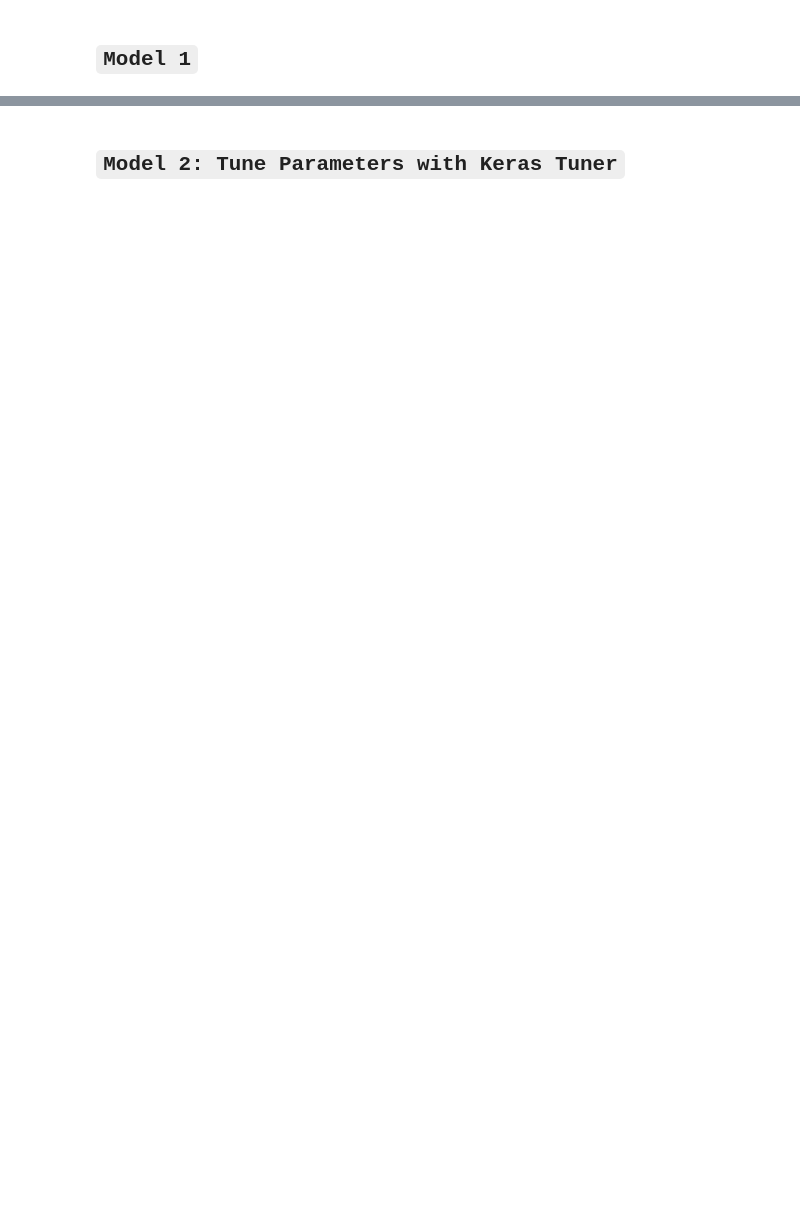
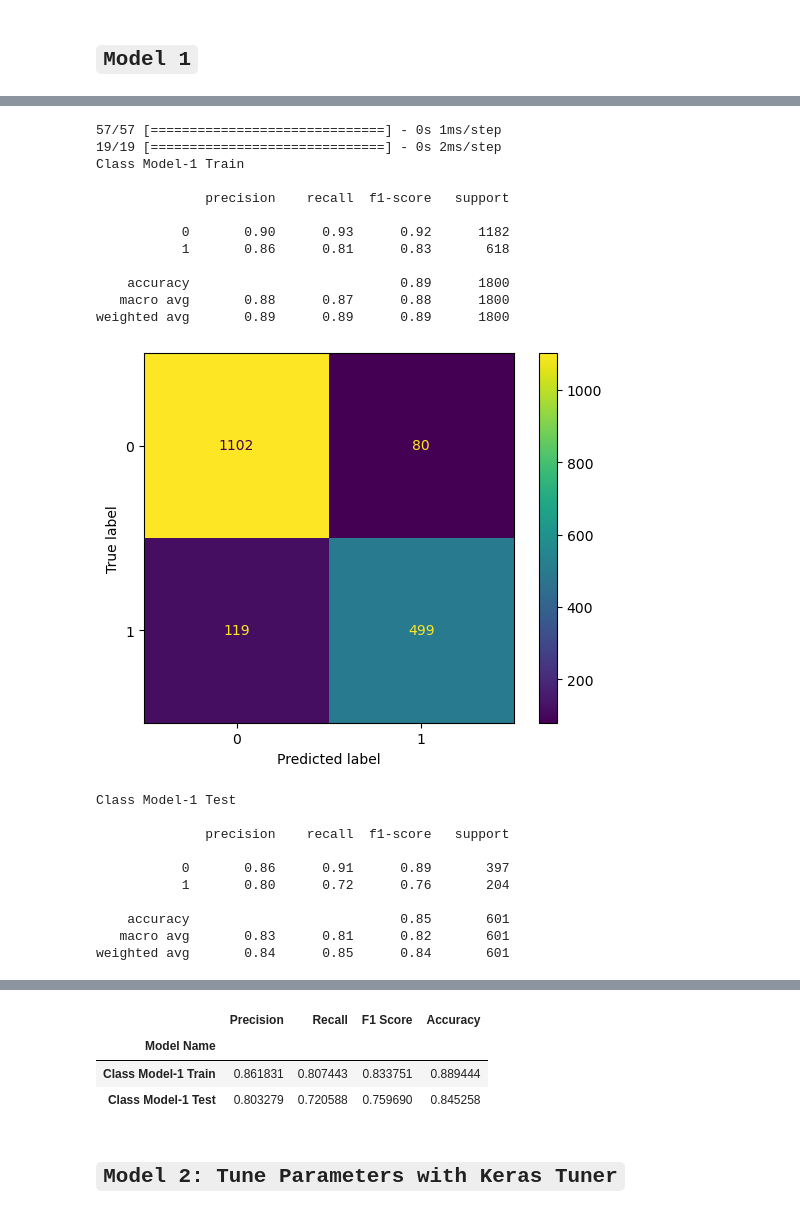
Before and after one commit to VALDE021/Metabolic-Syndrome-Prediction-IMLP, a Jupyter notebook: Project 5 Part 3-EricNV.ipynb, the cells around one changed output, grey strips where cells are left out. Drawn from its saved outputs; the diff is of its cells as text; code cells hidden in the pictures; blank space fills up the shorter version.

```diff
--- a/Project 5 Part 3-EricNV.ipynb
+++ b/Project 5 Part 3-EricNV.ipynb
@@ -364,0 +291,39 @@ weighted avg       0.83      0.83      0.83       601
+# %%
+# Evaluate model
+
+train_pred = np.rint(model1.predict(X_train))
+test_preds = np.rint(model1.predict(X_test))
+
+train_scores = eval_classification(y_train,
+                                   train_pred,
+                                   name='Class Model-1 Train')
+
+test_scores = eval_classification(y_test,
+                                  test_preds,
+                                  name='Class Model-1 Test')
+scores = pd.concat([train_scores, test_scores])
+scores
+# %% [output]
+57/57 [==============================] - 0s 1ms/step
+19/19 [==============================] - 0s 2ms/step
+Class Model-1 Train
+
+              precision    recall  f1-score   support
+
+           0       0.90      0.93      0.92      1182
+           1       0.86      0.81      0.83       618
+
+    accuracy                           0.89      1800
+   macro avg       0.88      0.87      0.88      1800
+weighted avg       0.89      0.89      0.89      1800
+[figure, added]
+Class Model-1 Test
+
+              precision    recall  f1-score   support
+
+           0       0.86      0.91      0.89       397
+           1       0.80      0.72      0.76       204
+
+    accuracy                           0.85       601
+   macro avg       0.83      0.81      0.82       601
+weighted avg       0.84      0.85      0.84       601
@@ -365,2 +331,6 @@ weighted avg       0.83      0.83      0.83       601
+|  | Precision | Recall | F1 Score | Accuracy |
+| Model Name |  |  |  |  |
+| Class Model-1 Train | 0.861831 | 0.807443 | 0.833751 | 0.889444 |
+| Class Model-1 Test | 0.803279 | 0.720588 | 0.759690 | 0.845258 |
 # %% [markdown]
 ## `Model 2: Tune Parameters with Keras Tuner`
```
Also changed, not shown: parts of 57 cells of this notebook, 31 other files.
